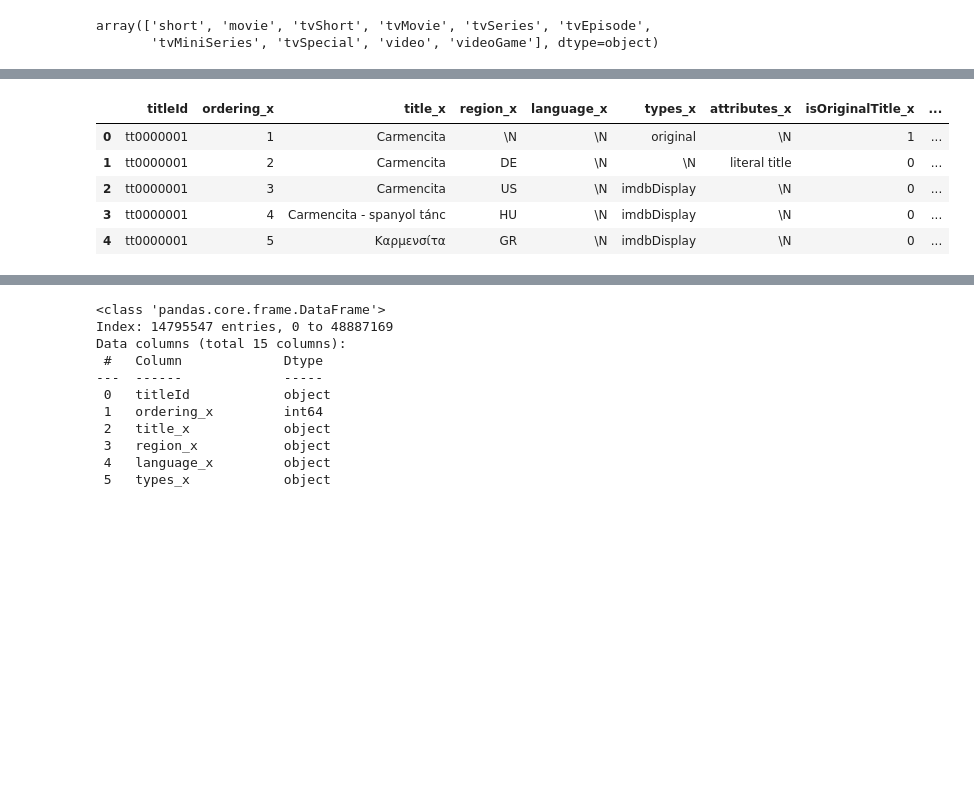
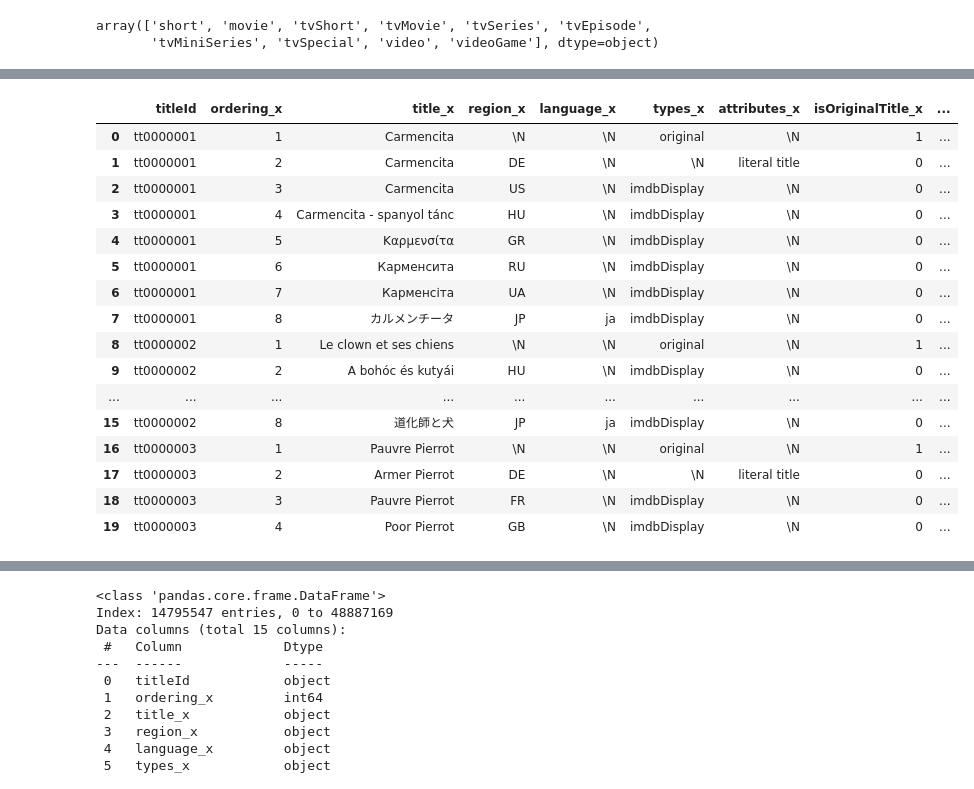
Before and after one commit to marsocha/NYPD_Marcin_Socha, a Jupyter notebook: 25_08.ipynb, the cells around one changed output, grey strips where cells are left out. Saved outputs shown, nothing was run; the diff lists cells and outputs as text; code cells hidden in the pictures; blank space fills up the shorter version.

```diff
--- a/25_08.ipynb
+++ b/25_08.ipynb
@@ -114,15 +112,26 @@ df3.sort_values('quality', ascending=False).head(20)
 # %%
 tmp = pliki[klucze[2]]
 tmp_ot = tmp[tmp['isOriginalTitle'] == 1] #originaltitle
 tmp2 = tmp.merge(tmp_ot, left_on='titleId', right_on='titleId', how='left')
-tmp2.head()
+tmp2.head(20)
 # %% [output]
 |  | titleId | ordering_x | title_x | region_x | language_x | types_x | attributes_x | isOriginalTitle_x | ... |
 | 0 | tt0000001 | 1 | Carmencita | \N | \N | original | \N | 1 | ... |
 | 1 | tt0000001 | 2 | Carmencita | DE | \N | \N | literal title | 0 | ... |
 | 2 | tt0000001 | 3 | Carmencita | US | \N | imdbDisplay | \N | 0 | ... |
 | 3 | tt0000001 | 4 | Carmencita - spanyol tánc | HU | \N | imdbDisplay | \N | 0 | ... |
 | 4 | tt0000001 | 5 | Καρμενσίτα | GR | \N | imdbDisplay | \N | 0 | ... |
+| 5 | tt0000001 | 6 | Карменсита | RU | \N | imdbDisplay | \N | 0 | ... |
+| 6 | tt0000001 | 7 | Карменсіта | UA | \N | imdbDisplay | \N | 0 | ... |
+| 7 | tt0000001 | 8 | カルメンチータ | JP | ja | imdbDisplay | \N | 0 | ... |
+| 8 | tt0000002 | 1 | Le clown et ses chiens | \N | \N | original | \N | 1 | ... |
+| 9 | tt0000002 | 2 | A bohóc és kutyái | HU | \N | imdbDisplay | \N | 0 | ... |
+| ... | ... | ... | ... | ... | ... | ... | ... | ... | ... |
+| 15 | tt0000002 | 8 | 道化師と犬 | JP | ja | imdbDisplay | \N | 0 | ... |
+| 16 | tt0000003 | 1 | Pauvre Pierrot | \N | \N | original | \N | 1 | ... |
+| 17 | tt0000003 | 2 | Armer Pierrot | DE | \N | \N | literal title | 0 | ... |
+| 18 | tt0000003 | 3 | Pauvre Pierrot | FR | \N | imdbDisplay | \N | 0 | ... |
+| 19 | tt0000003 | 4 | Poor Pierrot | GB | \N | imdbDisplay | \N | 0 | ... |
 # %%
 tmp3 = tmp2[tmp2['title_x'] == tmp2['title_y']]
 tmp3.info
```
Also changed, not shown: parts of 11 cells of this notebook.
